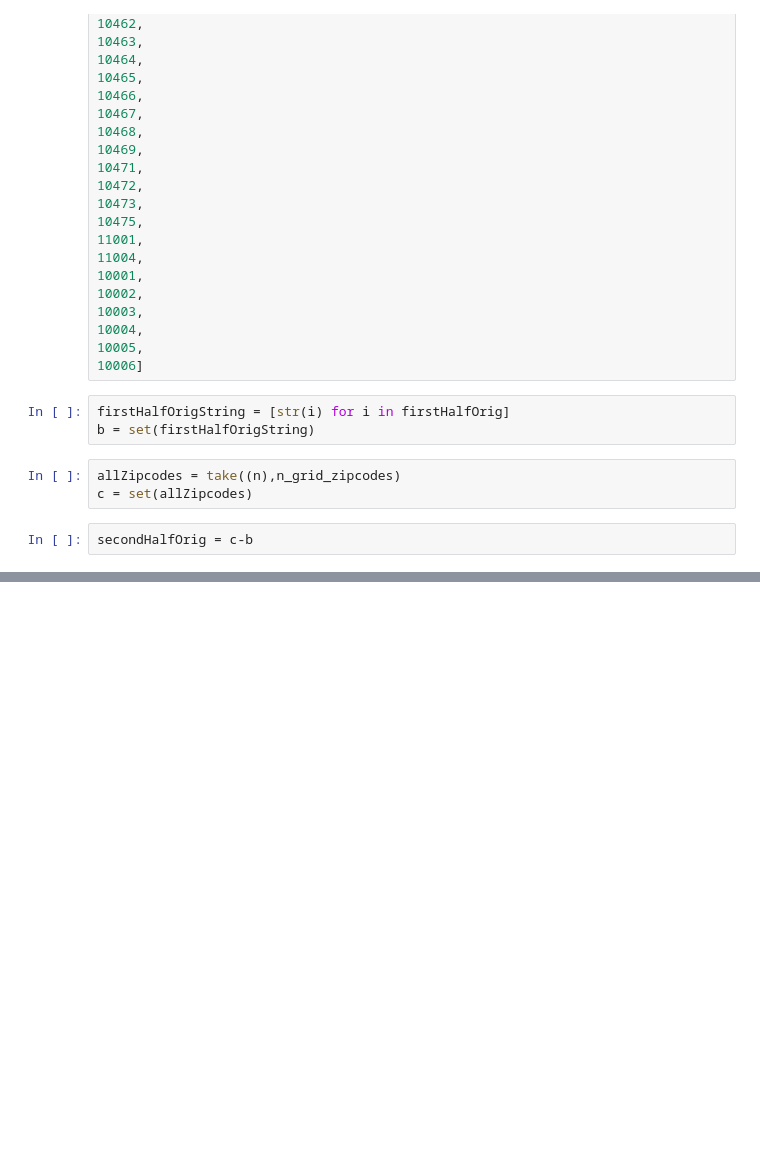
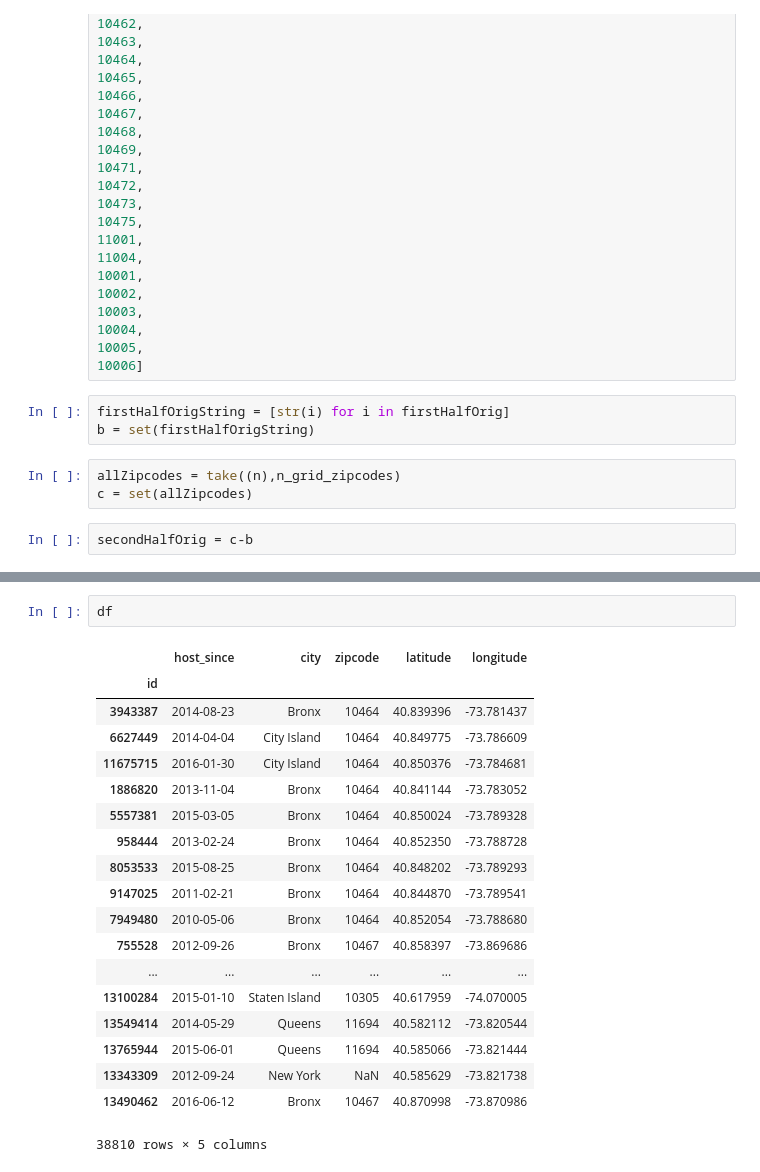
Before and after one commit to ajackso/SurvivalAnalysis, a Jupyter notebook: NYCListing.ipynb, the cells around one changed output, grey strips where cells are left out. Saved outputs shown, nothing was run; the diff lists cells and outputs as text; blank space fills up the shorter version.

```diff
--- a/NYCListing.ipynb
+++ b/NYCListing.ipynb
@@ -228,0 +289,22 @@ secondHalfOrig = c-b
+# %%
+df
+# %% [output]
+|  | host_since | city | zipcode | latitude | longitude |
+| id |  |  |  |  |  |
+| 3943387 | 2014-08-23 | Bronx | 10464 | 40.839396 | -73.781437 |
+| 6627449 | 2014-04-04 | City Island | 10464 | 40.849775 | -73.786609 |
+| 11675715 | 2016-01-30 | City Island | 10464 | 40.850376 | -73.784681 |
+| 1886820 | 2013-11-04 | Bronx | 10464 | 40.841144 | -73.783052 |
+| 5557381 | 2015-03-05 | Bronx | 10464 | 40.850024 | -73.789328 |
+| 958444 | 2013-02-24 | Bronx | 10464 | 40.852350 | -73.788728 |
+| 8053533 | 2015-08-25 | Bronx | 10464 | 40.848202 | -73.789293 |
+| 9147025 | 2011-02-21 | Bronx | 10464 | 40.844870 | -73.789541 |
+| 7949480 | 2010-05-06 | Bronx | 10464 | 40.852054 | -73.788680 |
+| 755528 | 2012-09-26 | Bronx | 10467 | 40.858397 | -73.869686 |
+| ... | ... | ... | ... | ... | ... |
+| 13100284 | 2015-01-10 | Staten Island | 10305 | 40.617959 | -74.070005 |
+| 13549414 | 2014-05-29 | Queens | 11694 | 40.582112 | -73.820544 |
+| 13765944 | 2015-06-01 | Queens | 11694 | 40.585066 | -73.821444 |
+| 13343309 | 2012-09-24 | New York | NaN | 40.585629 | -73.821738 |
+| 13490462 | 2016-06-12 | Bronx | 10467 | 40.870998 | -73.870986 |
+38810 rows × 5 columns
```
Also changed, not shown: parts of 3 cells of this notebook.
